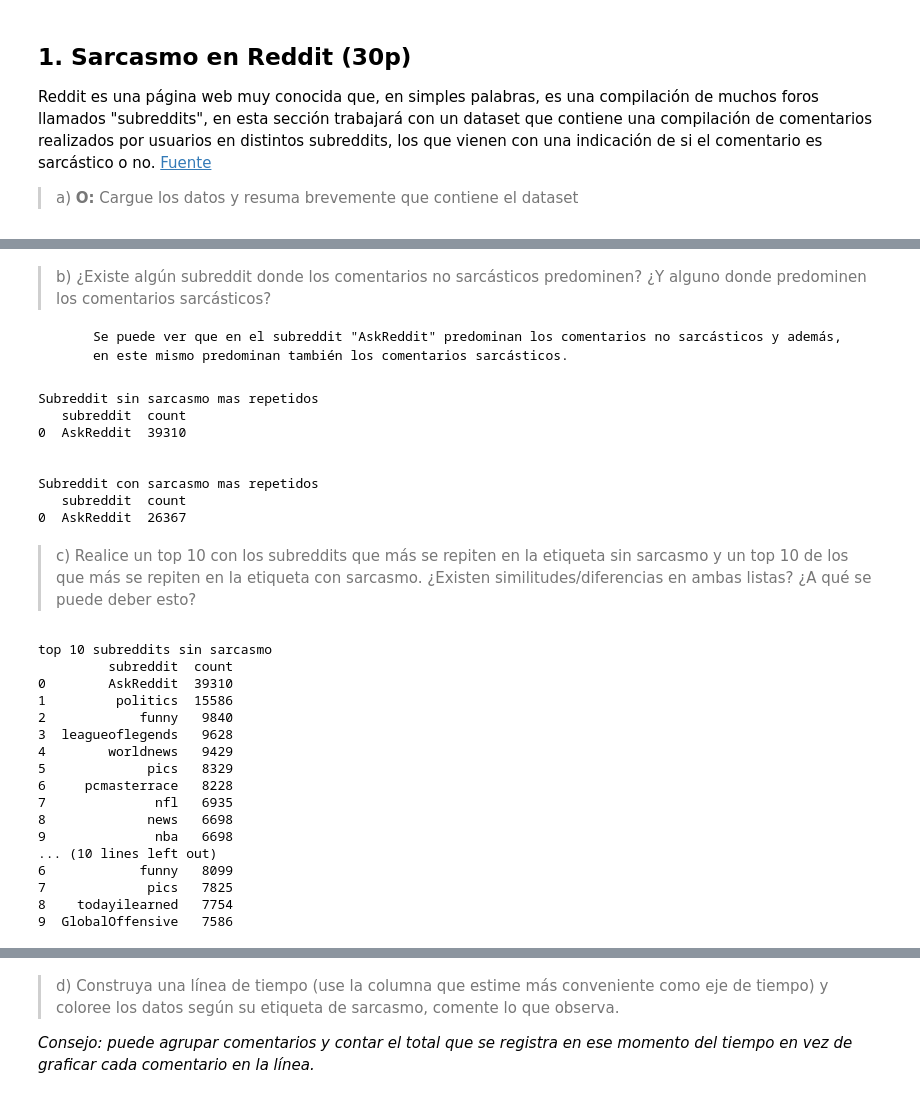
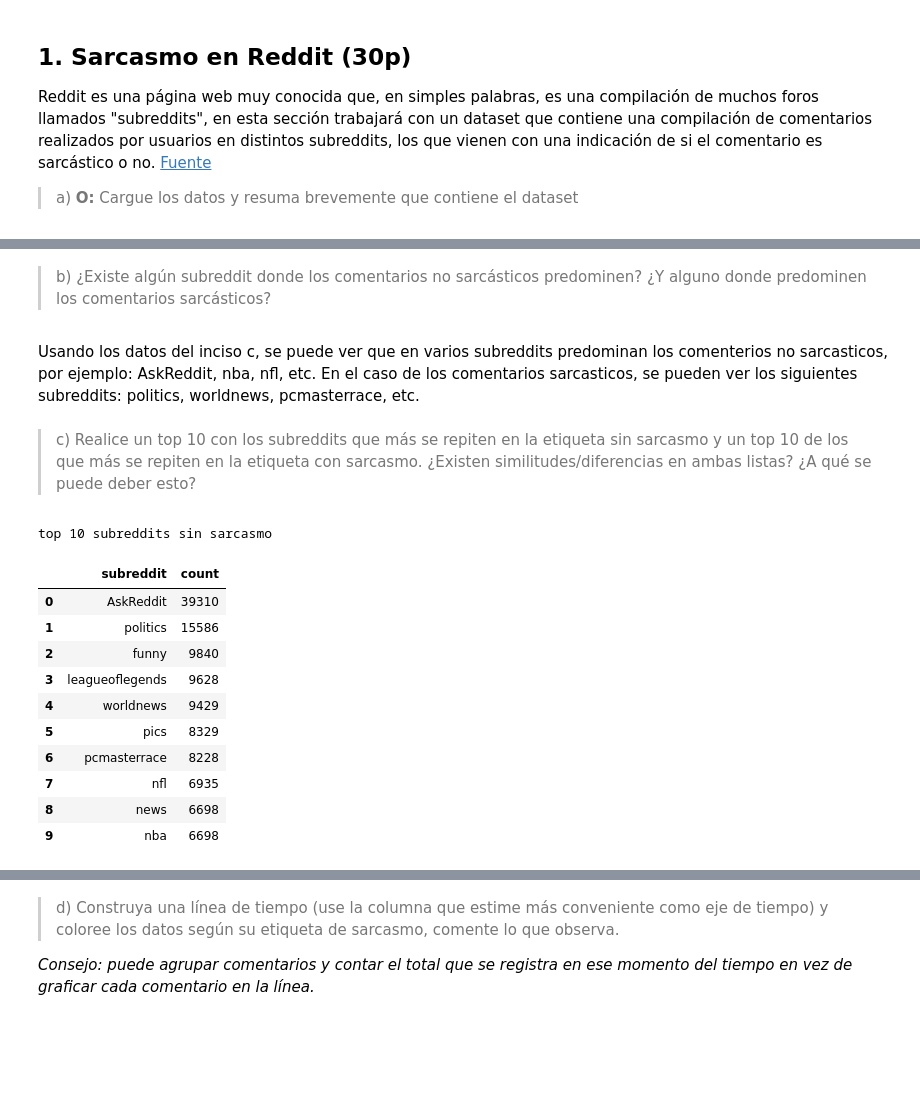
Before and after one commit to DankerMarthox/ESTACA, a Jupyter notebook: Laboratorio1/Laboratorio 1.ipynb, the cells around one changed output, grey strips where cells are left out. Cells and saved outputs as stored; diff of their text form; code cells hidden in the pictures; blank space fills up the shorter version.

```diff
--- a/Laboratorio1/Laboratorio 1.ipynb
+++ b/Laboratorio1/Laboratorio 1.ipynb
@@ -74,60 +40,32 @@ dt
 # %% [markdown]
 >b) ¿Existe algún subreddit donde los comentarios no sarcásticos predominen? ¿Y alguno donde predominen los comentarios sarcásticos?
-
-         Se puede ver que en el subreddit "AskReddit" predominan los comentarios no sarcásticos y además,
-         en este mismo predominan también los comentarios sarcásticos.
 # %%
 #agrupacion de los datos por subreddit y label
 #se cuentan las repeticiones
-# data.head(n) muestra los primeros lugares del dataset
-most_repeated = dt.groupby(["label","subreddit"])["label"].count().sort_values(ascending = False)
-
-#en algunas partes deja de mostrar los labels dado que las entradas siguientes tienen el mismo,
-#cuando aparece un label distito lo muestra
-#la tercera columna es la cantidad de comentarios en el subreddit
-print("Subreddit sin sarcasmo mas repetidos")
-print(most_repeated[0].head(1).reset_index(name="count"))
-print("\n")
-print("Subreddit con sarcasmo mas repetidos")
-print(most_repeated[1].head(1).reset_index(name="count"))
+# data.head(n) muestra los primeros lugares del dataset, default= 5
+most_repeated = dt.groupby(["label","subreddit"])["subreddit"].count().sort_values(ascending = False)
+#se separa el dataset en 2 agrupado por label y subreddit, con la cantidad de comentarios respectiva
+Zer = pd.DataFrame(most_repeated[0].reset_index(name = "count"))     # sin sarcasmo
+One = pd.DataFrame(most_repeated[1].reset_index(name = "count"))     # con sarcasmo
-# %% [output]
-Subreddit sin sarcasmo mas repetidos
-   subreddit  count
-0  AskReddit  39310
-
-
-Subreddit con sarcasmo mas repetidos
-   subreddit  count
-0  AskReddit  26367
+# %% [markdown]
+Usando los datos del inciso c, se puede ver que en varios subreddits predominan los comenterios no sarcasticos, por ejemplo: AskReddit, nba, nfl, etc.
+En el caso de los comentarios sarcasticos, se pueden ver los siguientes subreddits: politics, worldnews, pcmasterrace, etc.
 # %% [markdown]
 >c) Realice un top 10 con los subreddits que más se repiten en la etiqueta sin sarcasmo y un top 10 de los que más se repiten en la etiqueta con sarcasmo. ¿Existen similitudes/diferencias en ambas listas? ¿A qué se puede deber esto?
-# %%
-#top 10 con subreddits sin sarcasmo
-notSarcasm = most_repeated[0].head(10)
-
-#top 10 con subreddits con sarcasmo
-sarcasm = most_repeated[1].head(10)
-
-print("top 10 subreddits sin sarcasmo")
-print(notSarcasm.reset_index(name="count"))
-print("\n")
-print("top 10 subreddits con sarcasmo")
-print(sarcasm.reset_index(name="count"))
-# %% [output]
-top 10 subreddits sin sarcasmo
-         subreddit  count
-0        AskReddit  39310
-1         politics  15586
-2            funny   9840
-3  leagueoflegends   9628
-4        worldnews   9429
-5             pics   8329
-6     pcmasterrace   8228
-7              nfl   6935
-8             news   6698
-9              nba   6698
-... (10 lines left out)
-6            funny   8099
-7             pics   7825
-8    todayilearned   7754
-9  GlobalOffensive   7586
+# %%
+#top 10 con subreddits sin sarcasmo
+print("top 10 subreddits sin sarcasmo")
+Zer.head(10)
+# %% [output]
+top 10 subreddits sin sarcasmo
+|  | subreddit | count |
+| 0 | AskReddit | 39310 |
+| 1 | politics | 15586 |
+| 2 | funny | 9840 |
+| 3 | leagueoflegends | 9628 |
+| 4 | worldnews | 9429 |
+| 5 | pics | 8329 |
+| 6 | pcmasterrace | 8228 |
+| 7 | nfl | 6935 |
+| 8 | news | 6698 |
+| 9 | nba | 6698 |
```
Also changed, not shown: parts of 29 cells of this notebook.
